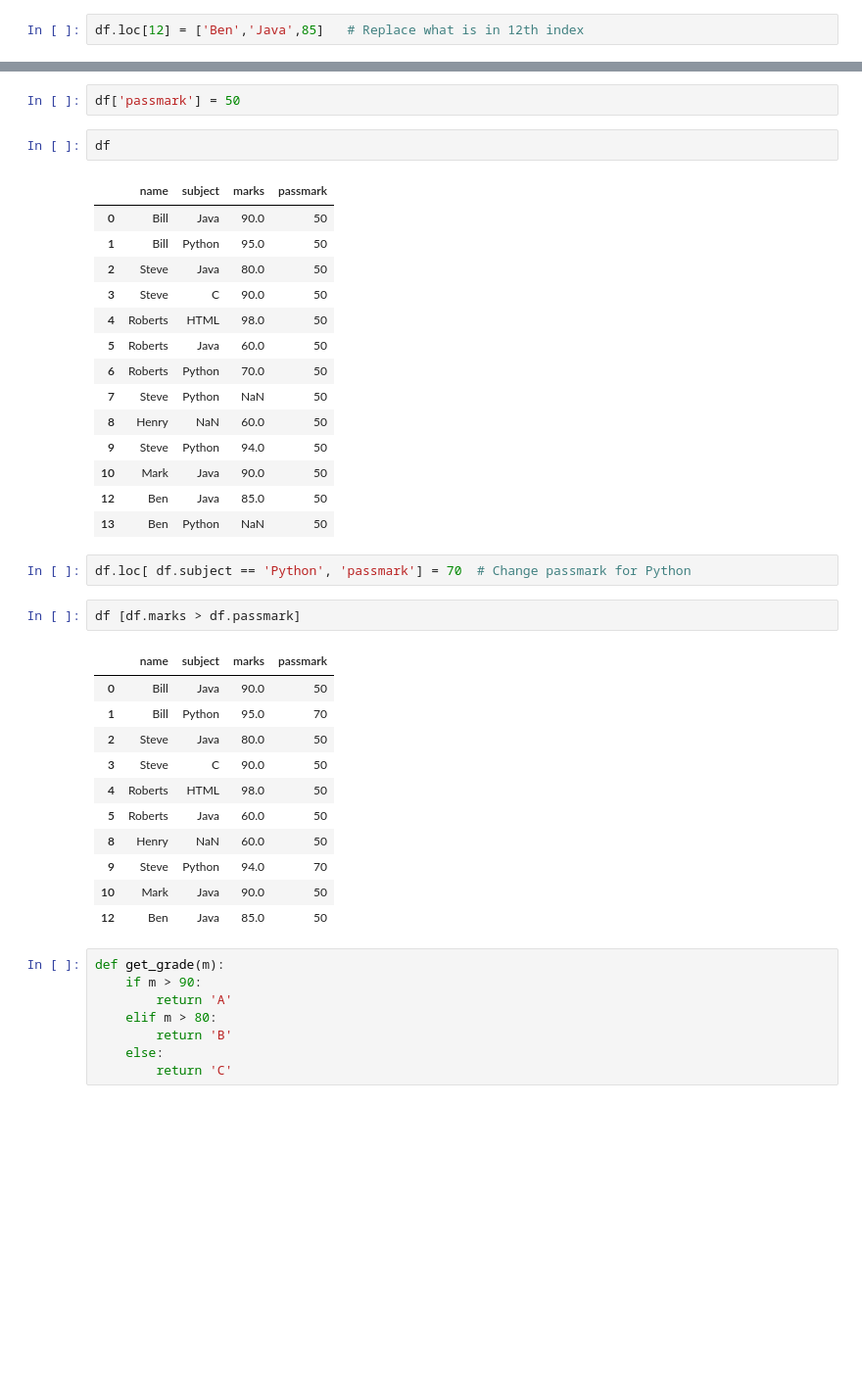
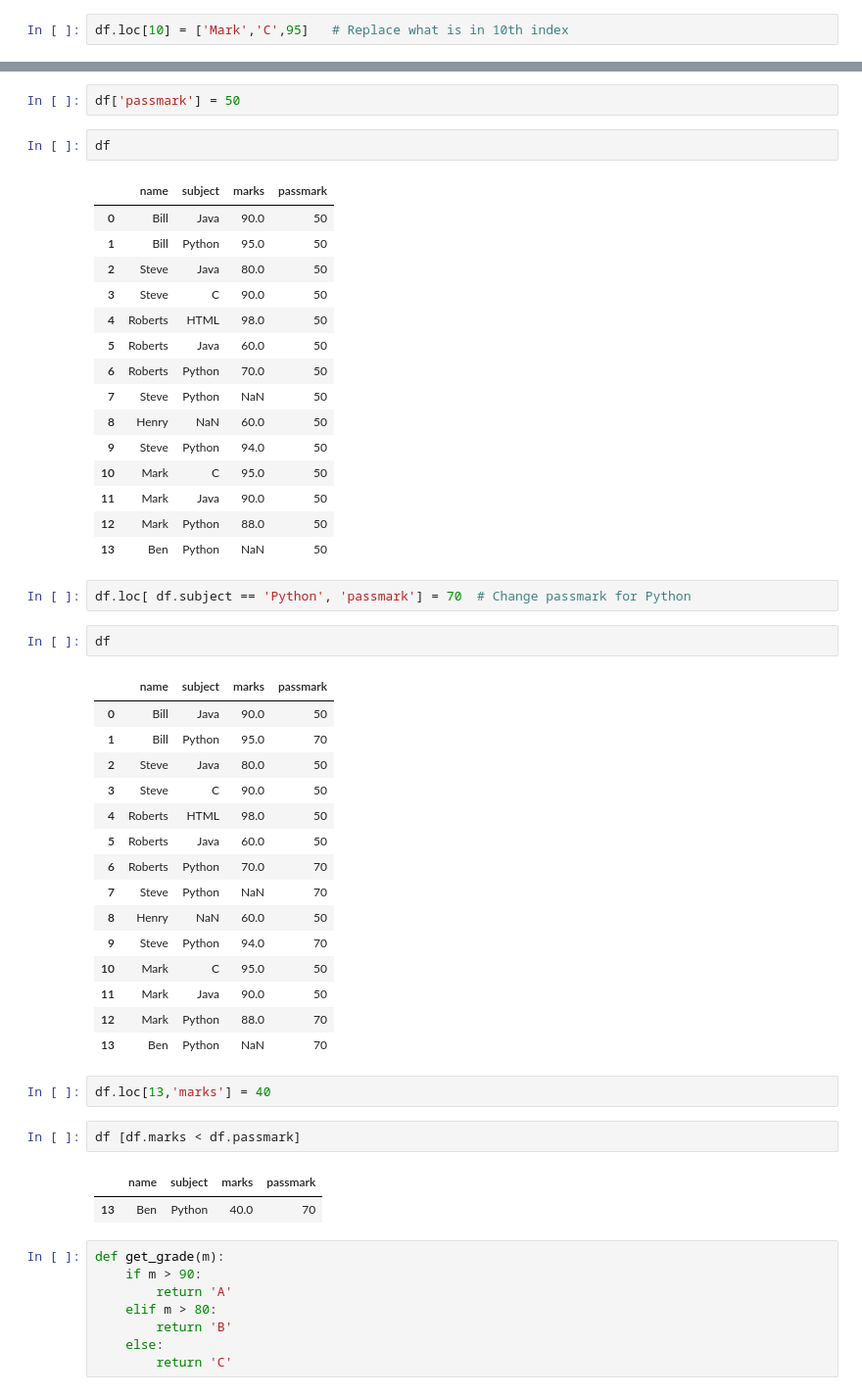
Before and after one commit to srikanthpragada/DS_04_FEB_2021, a Jupyter notebook: pandas/marks_df.ipynb, the cells around one changed output, grey strips where cells are left out. Shown at 98% size. Drawn from its saved outputs; the diff is of its cells as text; blank space fills up the shorter version.

```diff
--- a/pandas/marks_df.ipynb
+++ b/pandas/marks_df.ipynb
@@ -541,6 +545,6 @@ df
 | 12 | Mark | Python | 88.0 |
 # %%
-df.loc[12] = ['Ben','Java',85]   # Replace what is in 12th index
+df.loc[10] = ['Mark','C',95]   # Replace what is in 10th index
 # %%
 df
 # %% [output]
@@ -598,25 +604,37 @@ df
 | 7 | Steve | Python | NaN | 50 |
 | 8 | Henry | NaN | 60.0 | 50 |
 | 9 | Steve | Python | 94.0 | 50 |
-| 10 | Mark | Java | 90.0 | 50 |
-| 12 | Ben | Java | 85.0 | 50 |
+| 10 | Mark | C | 95.0 | 50 |
+| 11 | Mark | Java | 90.0 | 50 |
+| 12 | Mark | Python | 88.0 | 50 |
 | 13 | Ben | Python | NaN | 50 |
 # %%
 df.loc[ df.subject == 'Python', 'passmark'] = 70  # Change passmark for Python
+# %%
+df
+# %% [output]
+|  | name | subject | marks | passmark |
+| 0 | Bill | Java | 90.0 | 50 |
+| 1 | Bill | Python | 95.0 | 70 |
+| 2 | Steve | Java | 80.0 | 50 |
+| 3 | Steve | C | 90.0 | 50 |
+| 4 | Roberts | HTML | 98.0 | 50 |
+| 5 | Roberts | Java | 60.0 | 50 |
+| 6 | Roberts | Python | 70.0 | 70 |
+| 7 | Steve | Python | NaN | 70 |
+| 8 | Henry | NaN | 60.0 | 50 |
+| 9 | Steve | Python | 94.0 | 70 |
+| 10 | Mark | C | 95.0 | 50 |
+| 11 | Mark | Java | 90.0 | 50 |
+| 12 | Mark | Python | 88.0 | 70 |
+| 13 | Ben | Python | NaN | 70 |
+# %%
+df.loc[13,'marks'] = 40
 # %%
-df [df.marks > df.passmark]
+df [df.marks < df.passmark]
 # %% [output]
 |  | name | subject | marks | passmark |
-| 0 | Bill | Java | 90.0 | 50 |
-| 1 | Bill | Python | 95.0 | 70 |
-| 2 | Steve | Java | 80.0 | 50 |
-| 3 | Steve | C | 90.0 | 50 |
-| 4 | Roberts | HTML | 98.0 | 50 |
-| 5 | Roberts | Java | 60.0 | 50 |
-| 8 | Henry | NaN | 60.0 | 50 |
-| 9 | Steve | Python | 94.0 | 70 |
-| 10 | Mark | Java | 90.0 | 50 |
-| 12 | Ben | Java | 85.0 | 50 |
+| 13 | Ben | Python | 40.0 | 70 |
 # %%
 def get_grade(m):
     if m > 90:
```
Also changed, not shown: parts of 21 cells of this notebook.
